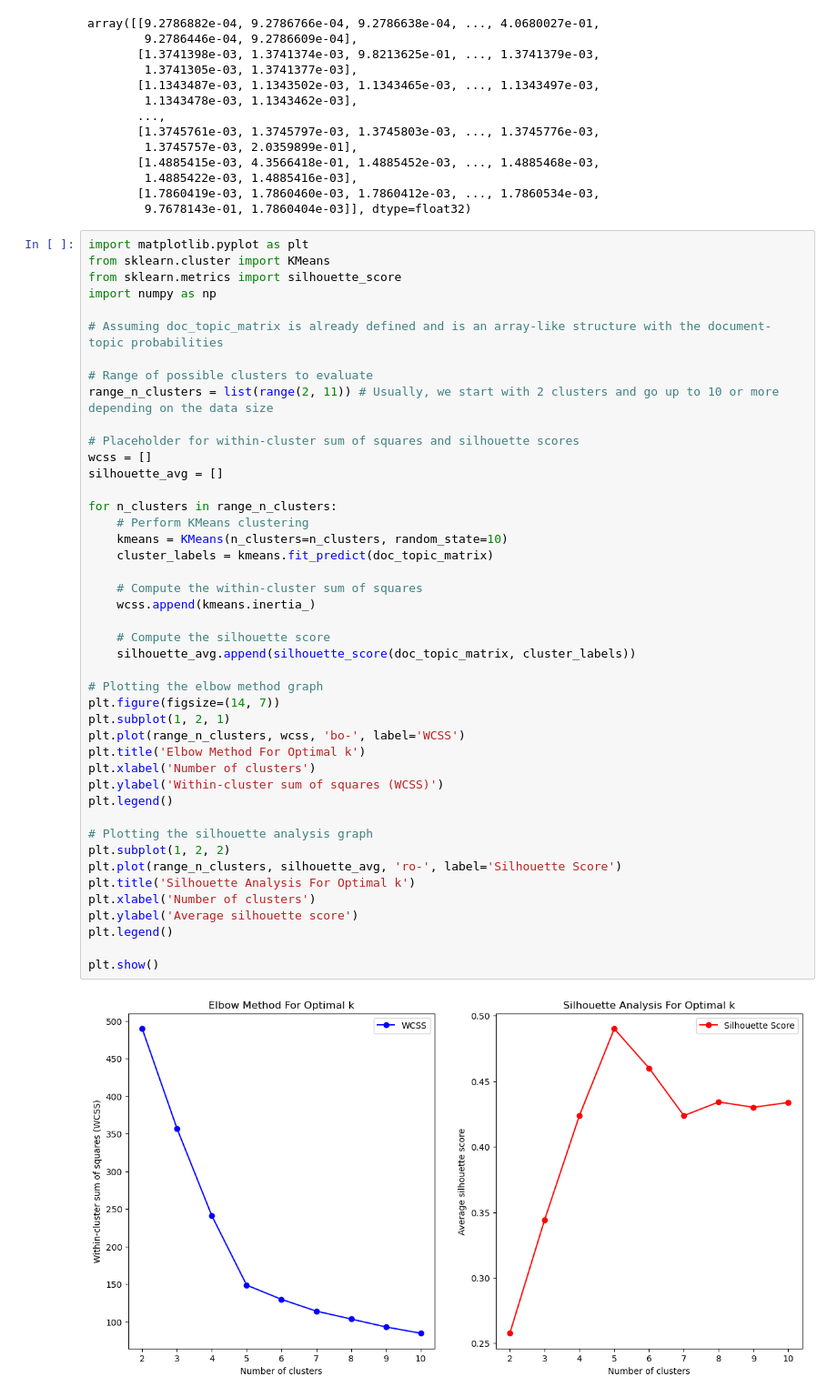
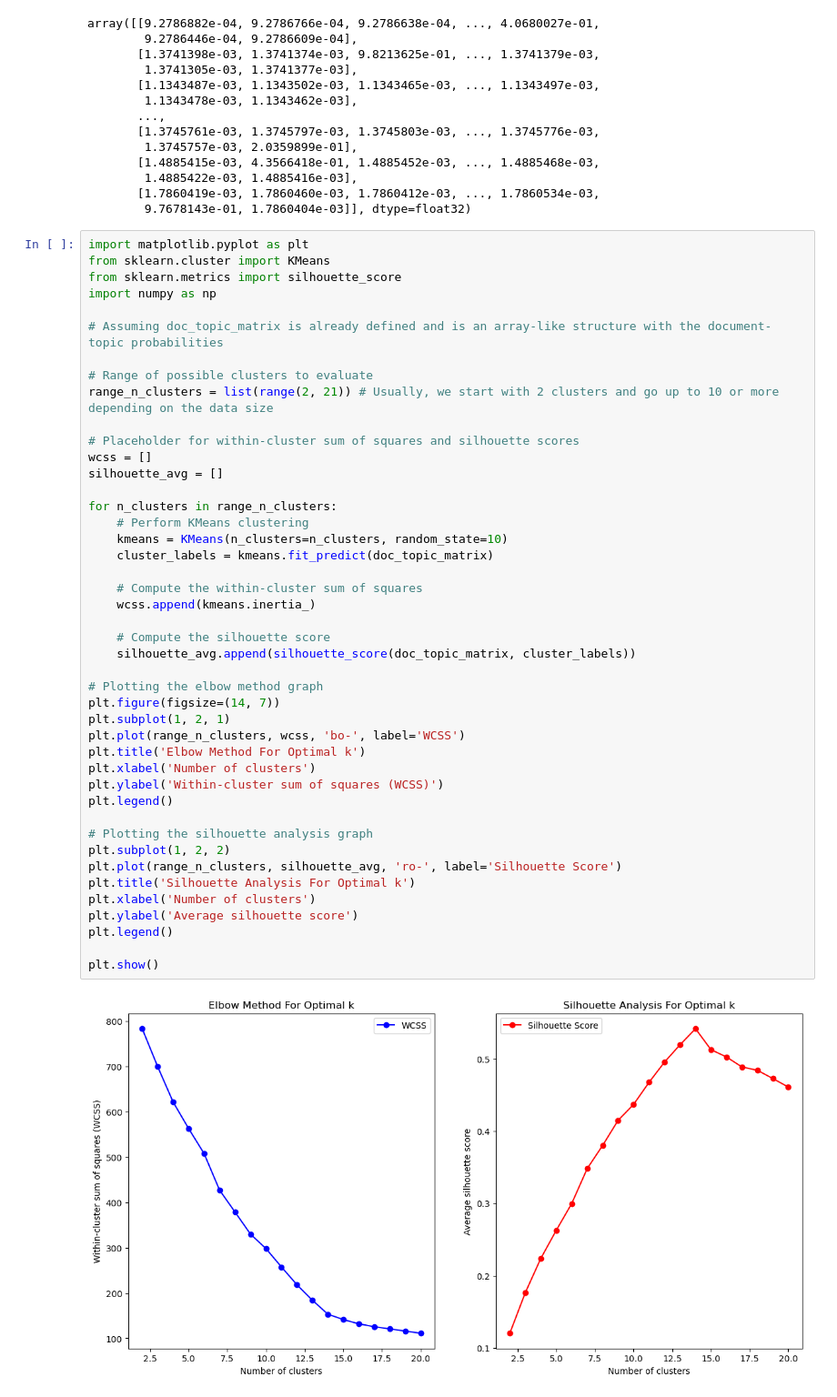
Before and after one commit to Pri0805/AML-Project, a Jupyter notebook: Topic Modeling (LDA) and Clustering.ipynb, the cells around one changed output. Shown: that part at 91% size. Drawn from its saved outputs; the diff is of its cells as text.

Commit message:
Output all clusters result

```diff
--- a/Topic Modeling (LDA) and Clustering.ipynb
+++ b/Topic Modeling (LDA) and Clustering.ipynb
@@ -244,7 +244,7 @@ import numpy as np
 # Assuming doc_topic_matrix is already defined and is an array-like structure with the document-topic probabilities
 
 # Range of possible clusters to evaluate
-range_n_clusters = list(range(2, 11)) # Usually, we start with 2 clusters and go up to 10 or more depending on the data size
+range_n_clusters = list(range(2, 21)) # Usually, we start with 2 clusters and go up to 10 or more depending on the data size
 
 # Placeholder for within-cluster sum of squares and silhouette scores
 wcss = []
@@ -253,32 +253,32 @@ silhouette_avg = []
 for n_clusters in range_n_clusters:
     # Perform KMeans clustering
     kmeans = KMeans(n_clusters=n_clusters, random_state=10)
     cluster_labels = kmeans.fit_predict(doc_topic_matrix)
 
     # Compute the within-cluster sum of squares
     wcss.append(kmeans.inertia_)
 
     # Compute the silhouette score
     silhouette_avg.append(silhouette_score(doc_topic_matrix, cluster_labels))
 
 # Plotting the elbow method graph
 plt.figure(figsize=(14, 7))
 plt.subplot(1, 2, 1)
 plt.plot(range_n_clusters, wcss, 'bo-', label='WCSS')
 plt.title('Elbow Method For Optimal k')
 plt.xlabel('Number of clusters')
 plt.ylabel('Within-cluster sum of squares (WCSS)')
 plt.legend()
 
 # Plotting the silhouette analysis graph
 plt.subplot(1, 2, 2)
 plt.plot(range_n_clusters, silhouette_avg, 'ro-', label='Silhouette Score')
 plt.title('Silhouette Analysis For Optimal k')
 plt.xlabel('Number of clusters')
 plt.ylabel('Average silhouette score')
 plt.legend()
 
 plt.show()
 # %% [output]
-[figure, old version]
+[figure, new version]
 # %%
```
Also changed, not shown: parts of 1 cell of this notebook.
